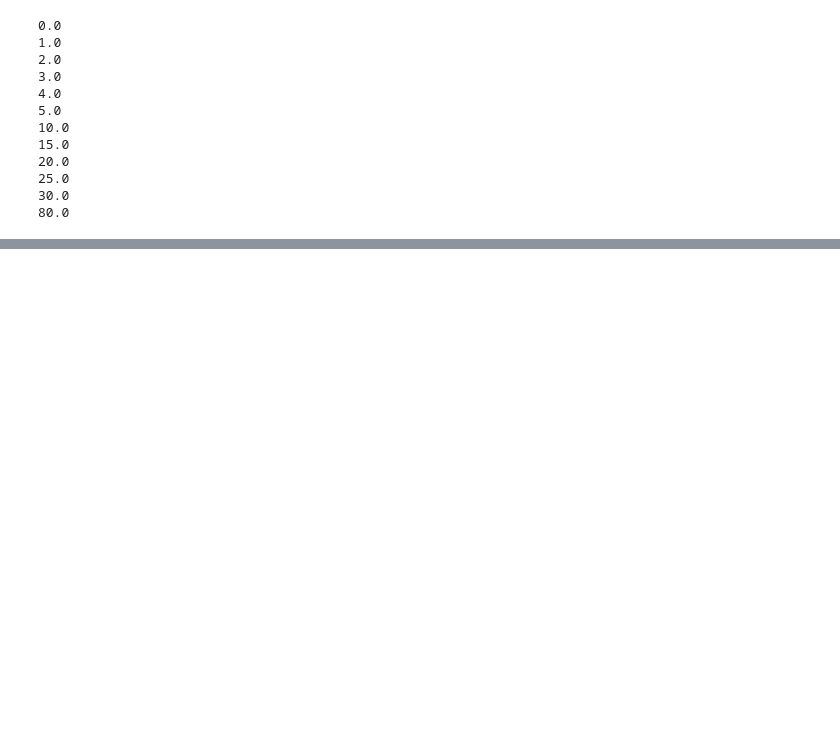
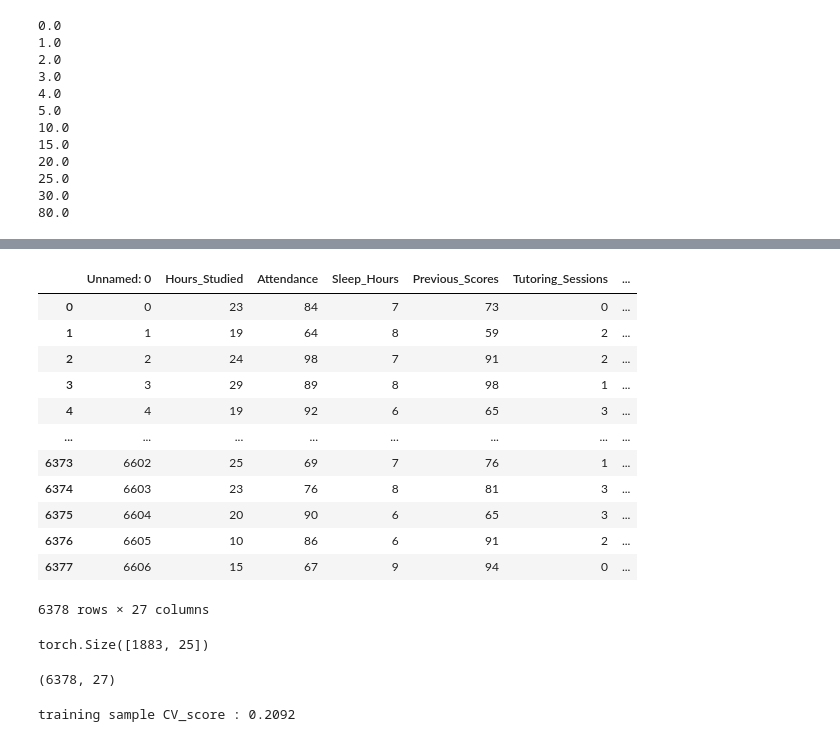
Before and after one commit to jojimmy1/BiasMitigation, a Jupyter notebook: In_processing_draft.ipynb, the cells around one changed output, grey strips where cells are left out. Saved outputs shown, nothing was run; the diff lists cells and outputs as text; code cells hidden in the pictures; blank space fills up the shorter version.

```diff
--- a/In_processing_draft.ipynb
+++ b/In_processing_draft.ipynb
@@ -612,0 +637,16 @@ eta_accu
+# %%
+student_perf_onehot
+# %% [output]
+|  | Unnamed: 0 | Hours_Studied | Attendance | Sleep_Hours | Previous_Scores | Tutoring_Sessions | ... |
+| 0 | 0 | 23 | 84 | 7 | 73 | 0 | ... |
+| 1 | 1 | 19 | 64 | 8 | 59 | 2 | ... |
+| 2 | 2 | 24 | 98 | 7 | 91 | 2 | ... |
+| 3 | 3 | 29 | 89 | 8 | 98 | 1 | ... |
+| 4 | 4 | 19 | 92 | 6 | 65 | 3 | ... |
+| ... | ... | ... | ... | ... | ... | ... | ... |
+| 6373 | 6602 | 25 | 69 | 7 | 76 | 1 | ... |
+| 6374 | 6603 | 23 | 76 | 8 | 81 | 3 | ... |
+| 6375 | 6604 | 20 | 90 | 6 | 65 | 3 | ... |
+| 6376 | 6605 | 10 | 86 | 6 | 91 | 2 | ... |
+| 6377 | 6606 | 15 | 67 | 9 | 94 | 0 | ... |
+6378 rows × 27 columns
@@ -612,0 +665,27 @@ eta_accu
+# %%
+X_train_female_st.shape
+# %% [output]
+torch.Size([1883, 25])
+# %%
+student_perf_onehot.shape
+# %% [output]
+(6378, 27)
+# %%
+# CVscore: Calder-Verwer discrimination score
+# CV score on sample data: Pr[y=1 | S=0] - Pr[y=1 | S=1]
+# For sample training data
+
+#kiva:
+kiva_onehot['loan_amount'] = kiva_onehot['loan_amount'].astype(int)
+high_f = kiva_onehot[(kiva_onehot['borrower_genders_female'] == 1) & (kiva_onehot['loan_amount'] == 1)]
+pf = kiva_onehot[(kiva_onehot['borrower_genders_female'] == 1)]
+high_m = kiva_onehot[(kiva_onehot['borrower_genders_male'] == 1) & (kiva_onehot['loan_amount'] == 1)]
+pm = kiva_onehot[(kiva_onehot['borrower_genders_male'] == 1)]
+
+p_c1s1 = high_f.shape[0]/pf.shape[0]
+p_c1s0 = high_m.shape[0]/pm.shape[0]
+p_cs = p_c1s0 - p_c1s1
+
+print('training sample CV_score : %.4f' %( p_cs))
+# %% [output]
+training sample CV_score : 0.2092
```
Also changed, not shown: parts of 57 cells of this notebook.
